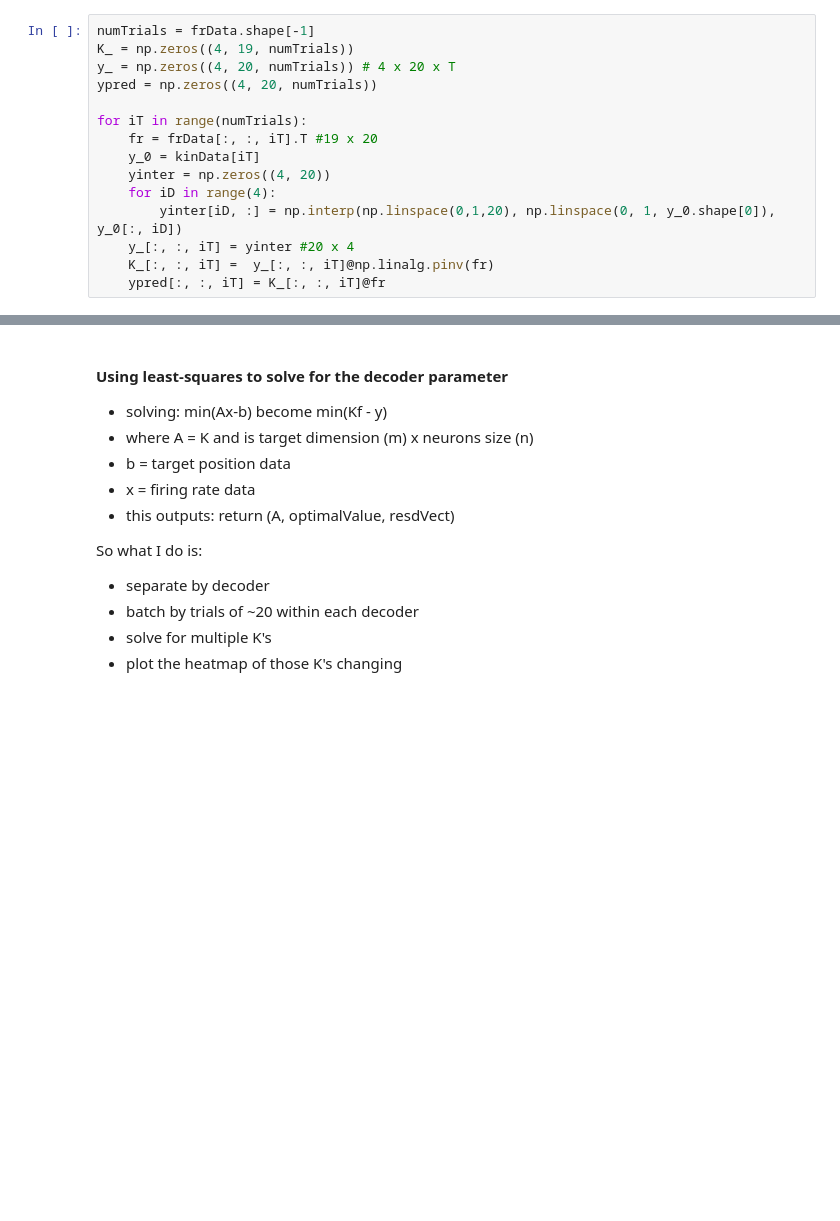
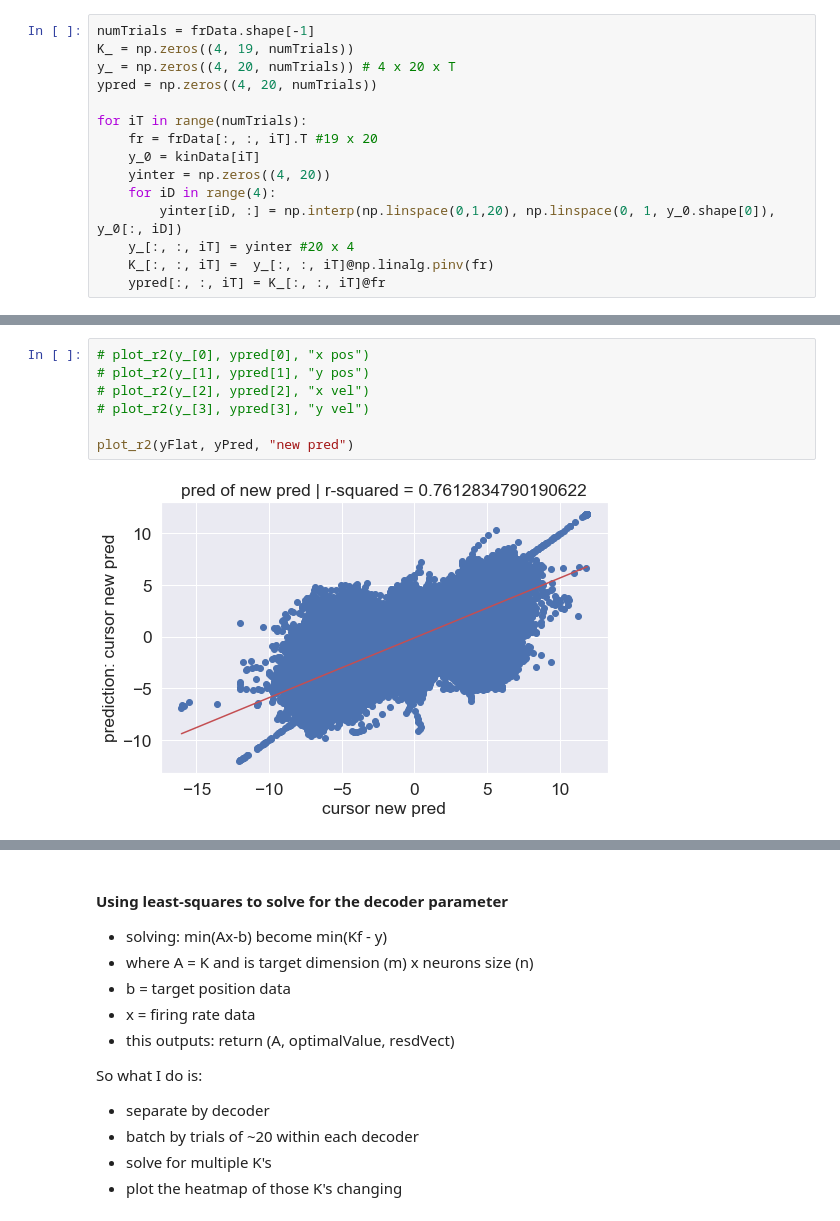
Before and after one commit to mmadduri/BMI_Model, a Jupyter notebook: ExpAnalysis/13July2021_DecoderAnalysis.ipynb, the cells around one changed output, grey strips where cells are left out. Cells and saved outputs as stored; diff of their text form; blank space fills up the shorter version.

```diff
--- a/ExpAnalysis/13July2021_DecoderAnalysis.ipynb
+++ b/ExpAnalysis/13July2021_DecoderAnalysis.ipynb
@@ -562,0 +698,9 @@ c = lambda e, u : np.linalg.norm(e, 2)**2 + lamba_k*np.linalg.norm(u, 2)**2
+# %%
+# plot_r2(y_[0], ypred[0], "x pos")
+# plot_r2(y_[1], ypred[1], "y pos")
+# plot_r2(y_[2], ypred[2], "x vel")
+# plot_r2(y_[3], ypred[3], "y vel")
+
+plot_r2(yFlat, yPred, "new pred")
+# %% [output]
+[figure, added]
```
Also changed, not shown: parts of 62 cells of this notebook, 17 other files.
